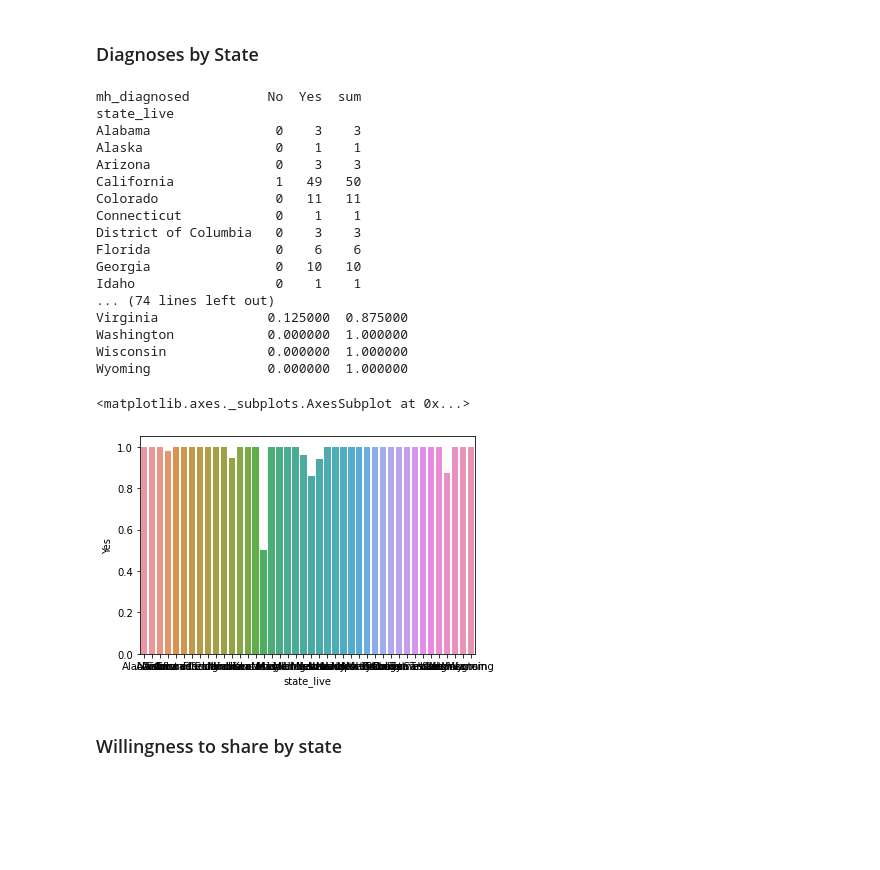
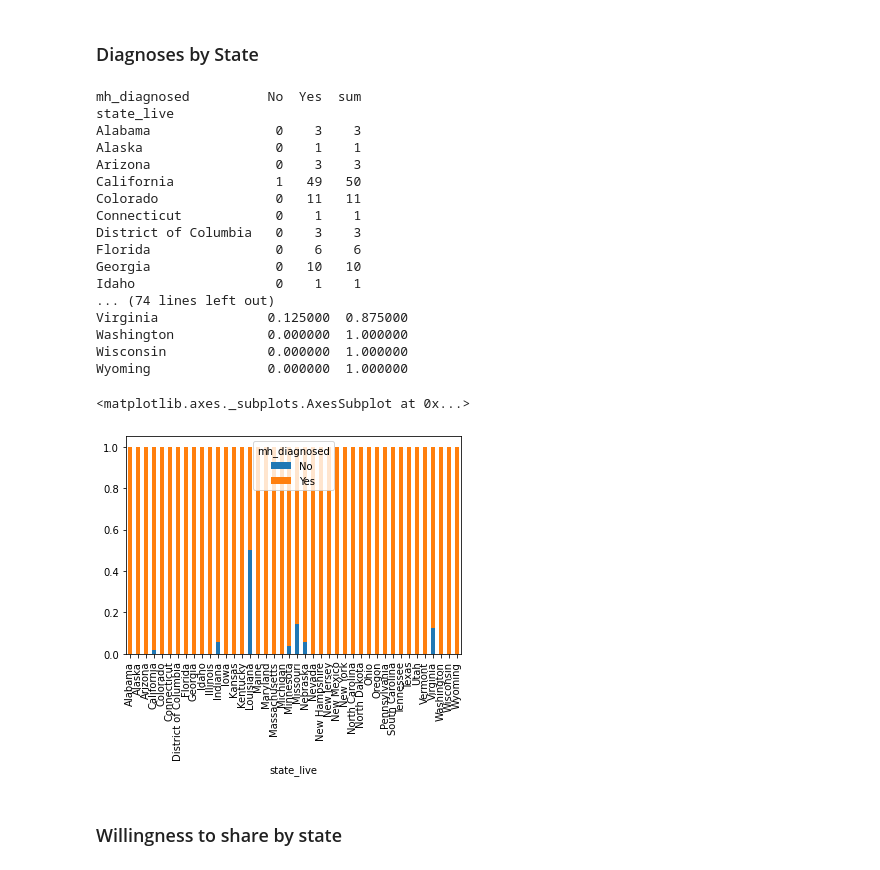
Before and after one commit to alexisbianco0919/compsci216-project, a Jupyter notebook: share_mh_ff.ipynb, the cells around one changed output. Drawn from its saved outputs; the diff is of its cells as text; code cells hidden in the pictures; blank space fills up the shorter version.

```diff
--- a/share_mh_ff.ipynb
+++ b/share_mh_ff.ipynb
@@ -71,35 +72,36 @@ Name: year, dtype: int64
 # %%
 dbs_cd = cd[pd.notna(cd["mh_diagnosed"])][["state_live", "mh_diagnosed", "year"]]
 
 state_diagnoses = pd.pivot_table(dbs_cd, values="year", columns="mh_diagnosed", index="state_live", fill_value=0, aggfunc="count")
 state_diagnoses["sum"] = state_diagnoses.sum(axis=1)
 print(state_diagnoses, '\n\n')
 
 age_range_comparison = state_diagnoses.loc[:,"No":"Yes"].div(state_diagnoses["sum"], axis=0)
 print(age_range_comparison)
 
-x = sns.barplot(x=age_range_comparison.index, y="Yes", data=age_range_comparison)
-x
+#x = sns.barplot(x=age_range_comparison.index, y="Yes", data=age_range_comparison)
+
+age_range_comparison.plot(kind = "bar", stacked = True)
 # %% [output]
 mh_diagnosed          No  Yes  sum
 state_live
 Alabama                0    3    3
 Alaska                 0    1    1
 Arizona                0    3    3
 California             1   49   50
 Colorado               0   11   11
 Connecticut            0    1    1
 District of Columbia   0    3    3
 Florida                0    6    6
 Georgia                0   10   10
 Idaho                  0    1    1
 ... (74 lines left out)
 Virginia              0.125000  0.875000
 Washington            0.000000  1.000000
 Wisconsin             0.000000  1.000000
 Wyoming               0.000000  1.000000
 <matplotlib.axes._subplots.AxesSubplot at 0x...>
-[figure, old version]
+[figure, new version]
 # %% [markdown]
 ### Willingness to share by state
 # %%
```
Also changed, not shown: parts of 13 cells of this notebook.
